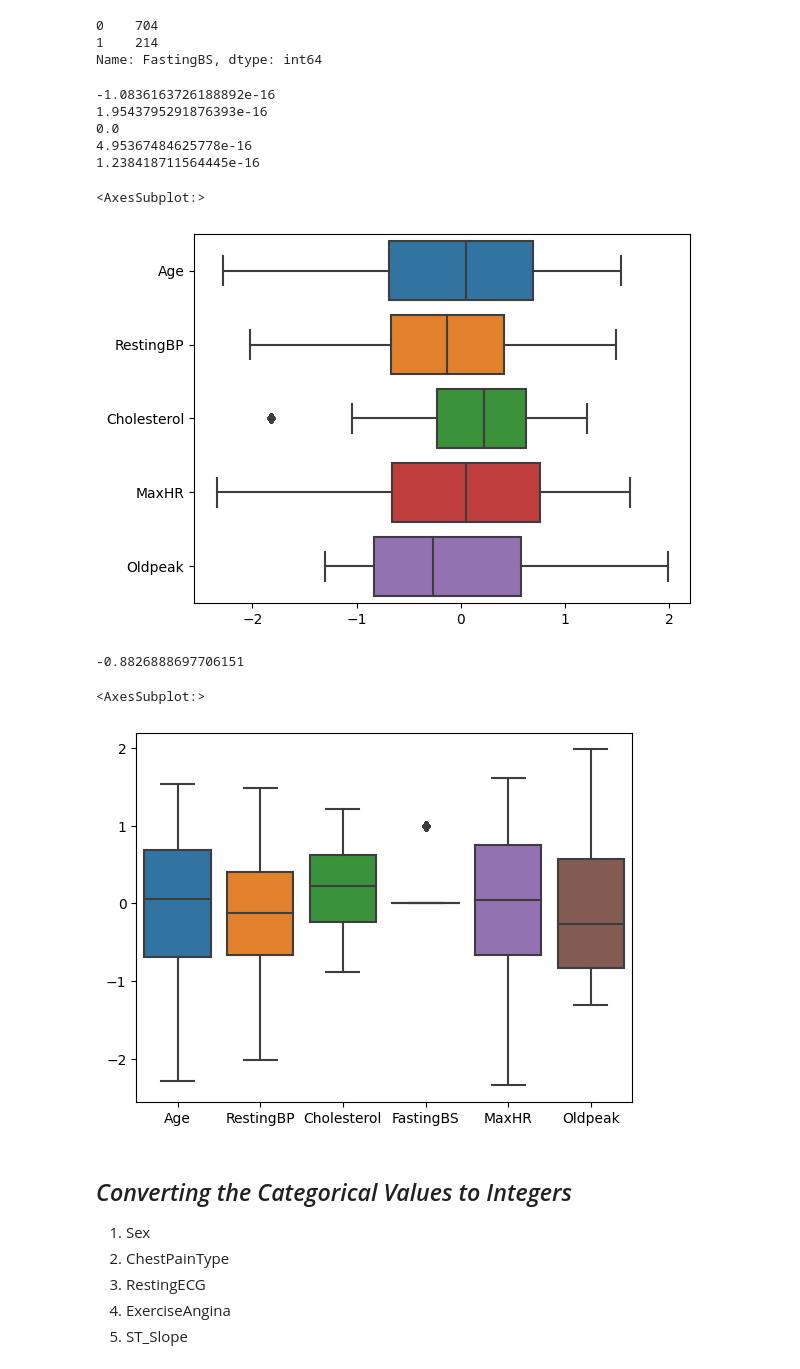
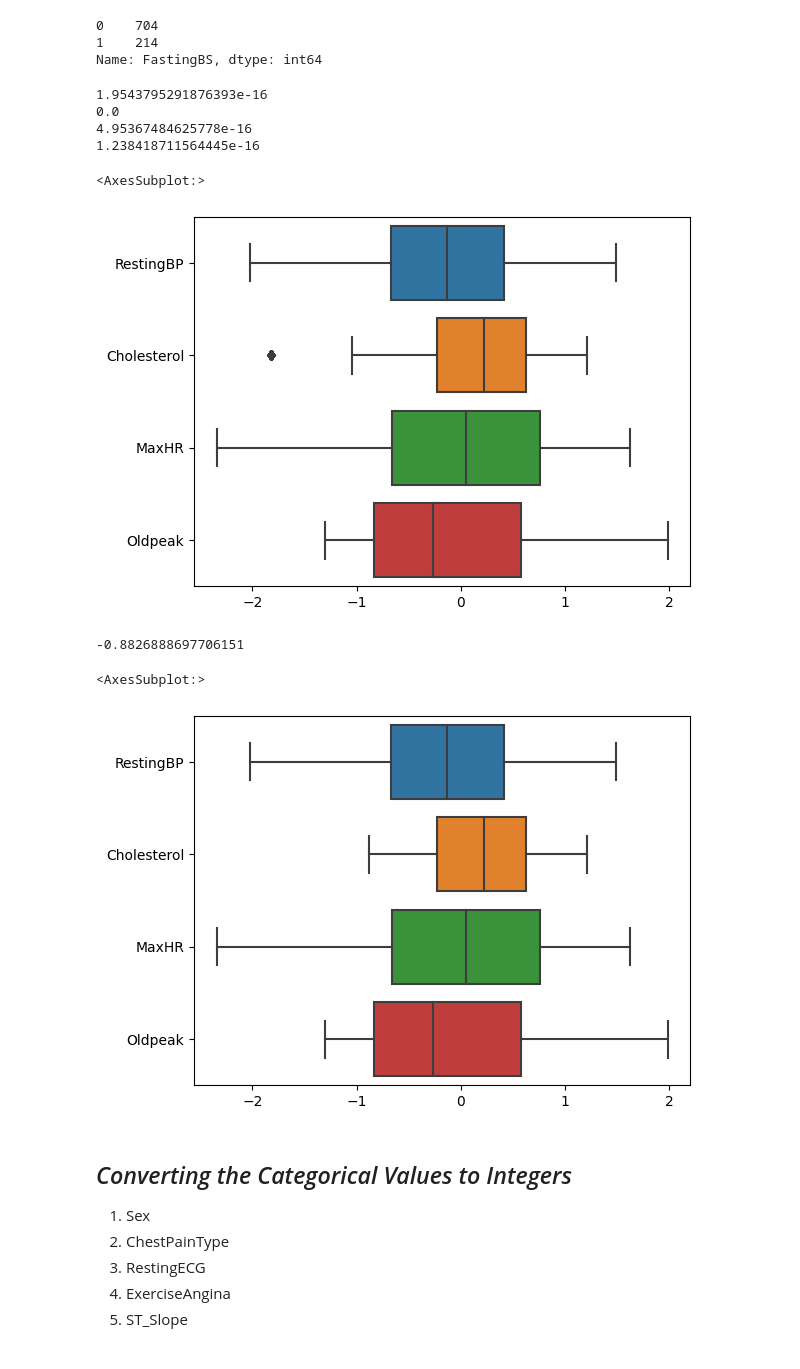
Before and after one commit to John-Alex07/Heart-Disease-Prediction, a Jupyter notebook: Model.ipynb, the cells around one changed output. Saved outputs shown, nothing was run; the diff lists cells and outputs as text; code cells hidden in the pictures.

```diff
--- a/Model.ipynb
+++ b/Model.ipynb
@@ -78,6 +78,7 @@ for i in df.columns:
     if df[i].dtype != object:
         Numerical_attr.append(i)
 Numerical_attr.remove('FastingBS')
+Numerical_attr.remove('Age')
 # %%
 from sklearn.preprocessing import StandardScaler
 # %%
@@ -114,22 +115,21 @@ for i in Numerical_attr:
     df[i] = Outliers(df[i])
 sns.boxplot(df[Numerical_attr], orient='h')
 # %% [output]
--1.0836163726188892e-16
 1.9543795291876393e-16
 0.0
 4.95367484625778e-16
 1.238418711564445e-16
 <AxesSubplot:>
-[figure, old version]
+[figure, new version]
 # %%
 x = df['Cholesterol'].quantile(0.19)
 print(x)
 df['Cholesterol'].clip(lower=x, inplace=True)
-sns.boxplot(df)
+sns.boxplot(df[Numerical_attr], orient='h')
 # %% [output]
 -0.8826888697706151
 <AxesSubplot:>
-[figure, old version]
+[figure, new version]
 # %% [markdown]
 ## *Converting the Categorical Values to Integers*
 1. Sex
```
Also changed, not shown: parts of 2 cells of this notebook.
